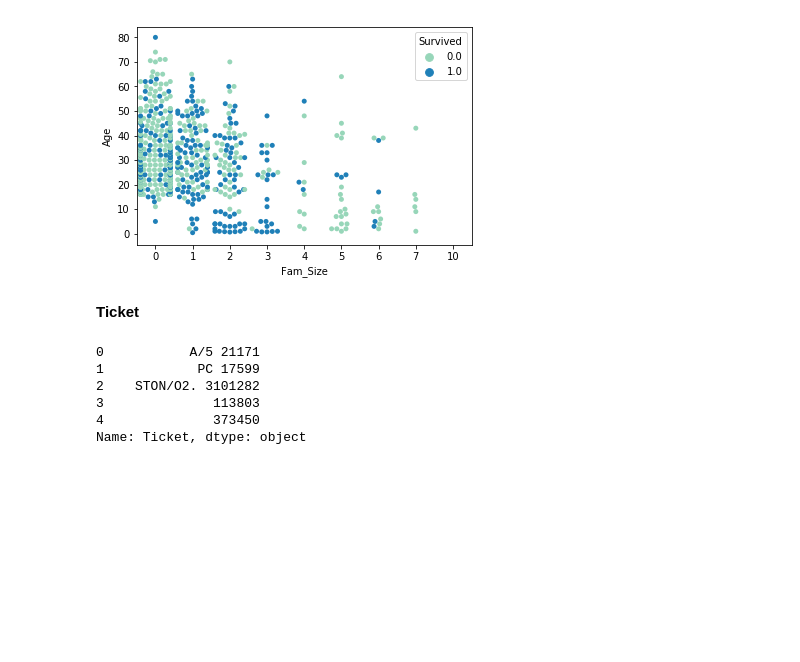
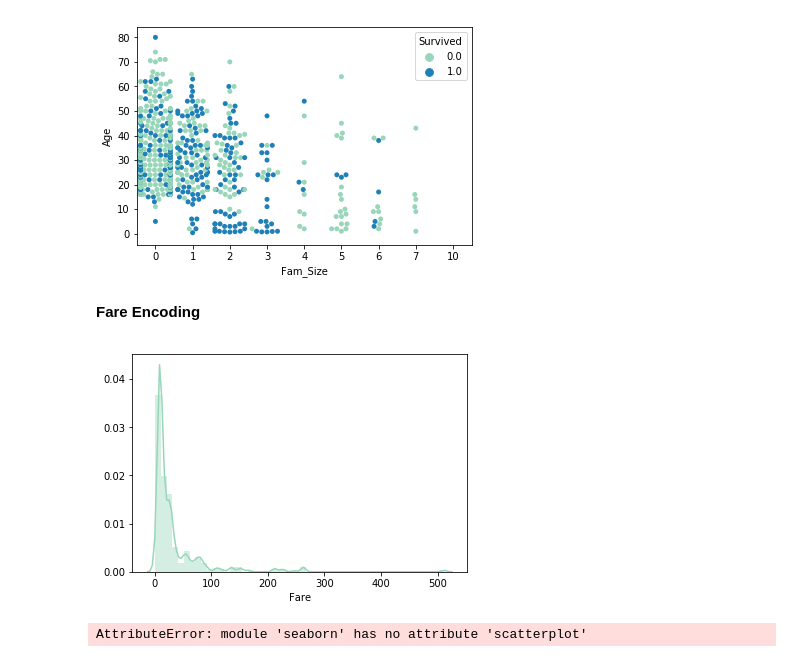
Before and after one commit to Ecboxer/Titanic, a Jupyter notebook: Explore.ipynb, the cells around one changed output. Drawn from its saved outputs; the diff is of its cells as text; code cells hidden in the pictures; blank space fills up the shorter version.

Commit message:
Error: seaborn scatterplot not available in installed version

```diff
--- a/Explore.ipynb
+++ b/Explore.ipynb
@@ -307,3 +304,7 @@ df_test = combine[891:]
+# %%
+combine['Fare'].fillna(fare_avg, inplace=True)
+df_test = combine[891:]
+# combine[combine['PassengerId'] == 1044].iloc[:, :10]
 # %% [markdown]
 ** SibSp + Parch **
 # %%
@@ -362,14 +363,14 @@ g = sns.distplot(df_train['Fam_Size'])
 g = sns.swarmplot(x='Fam_Size', y='Age', hue='Survived', data=df_train)
 # %% [output]
 [figure]
-# %% [markdown]
-**Ticket**
-# %%
-combine['Ticket'].head()
-# %% [output]
-0           A/5 21171
-1            PC 17599
-2    STON/O2. 3101282
-3              113803
-4              373450
-Name: Ticket, dtype: object
+# %% [markdown]
+**Fare Encoding**
+# %%
+g = sns.distplot(combine['Fare'])
+# %% [output]
+[figure, added]
+# %%
+g = sns.scatterplot(df_train['PassengerId'], df_train['Fare'], hue=df_train['Survived'], alpha=.5)
+g.add_legend()
+# %% [output]
+AttributeError: module 'seaborn' has no attribute 'scatterplot'
```
Also changed, not shown: parts of 1 cell of this notebook.
